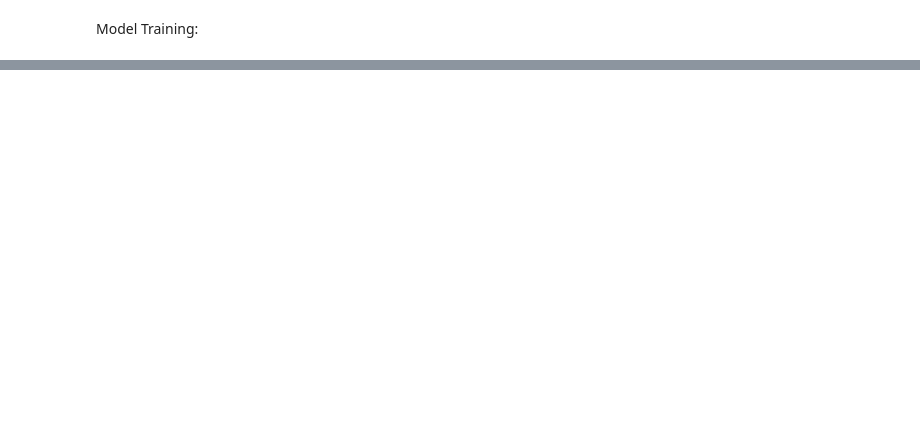
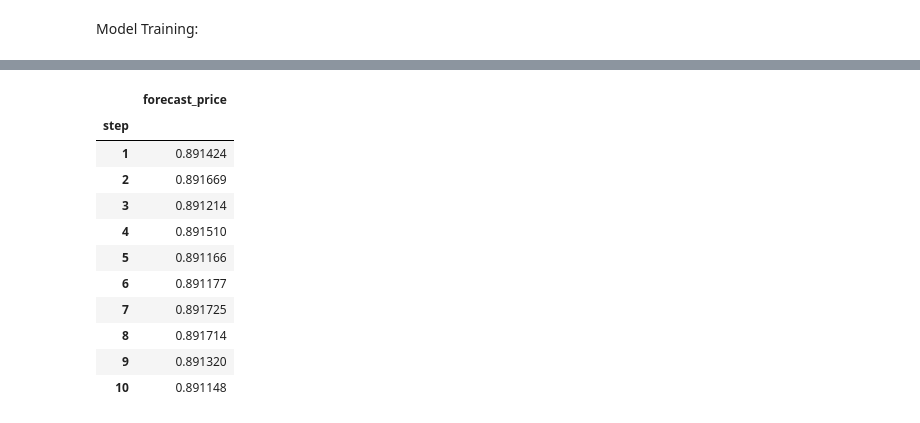
Before and after one commit to cameroncochrane/Forex-Prediction, a Jupyter notebook: 2_analysis_gradient.ipynb, the cells around one changed output, grey strips where cells are left out. Cells and saved outputs as stored; diff of their text form; code cells hidden in the pictures; blank space fills up the shorter version.

```diff
--- a/2_analysis_gradient.ipynb
+++ b/2_analysis_gradient.ipynb
@@ -236,0 +395,17 @@ test_model = XGBRegressor(
+# %%
+# Drop the 't' column from forecast_df
+forecast_df.drop(columns=['t'], inplace=True, errors='ignore')
+forecast_df.head(10)
+# %% [output]
+|  | forecast_price |
+| step |  |
+| 1 | 0.891424 |
+| 2 | 0.891669 |
+| 3 | 0.891214 |
+| 4 | 0.891510 |
+| 5 | 0.891166 |
+| 6 | 0.891177 |
+| 7 | 0.891725 |
+| 8 | 0.891714 |
+| 9 | 0.891320 |
+| 10 | 0.891148 |
```
Also changed, not shown: parts of 13 cells of this notebook.
